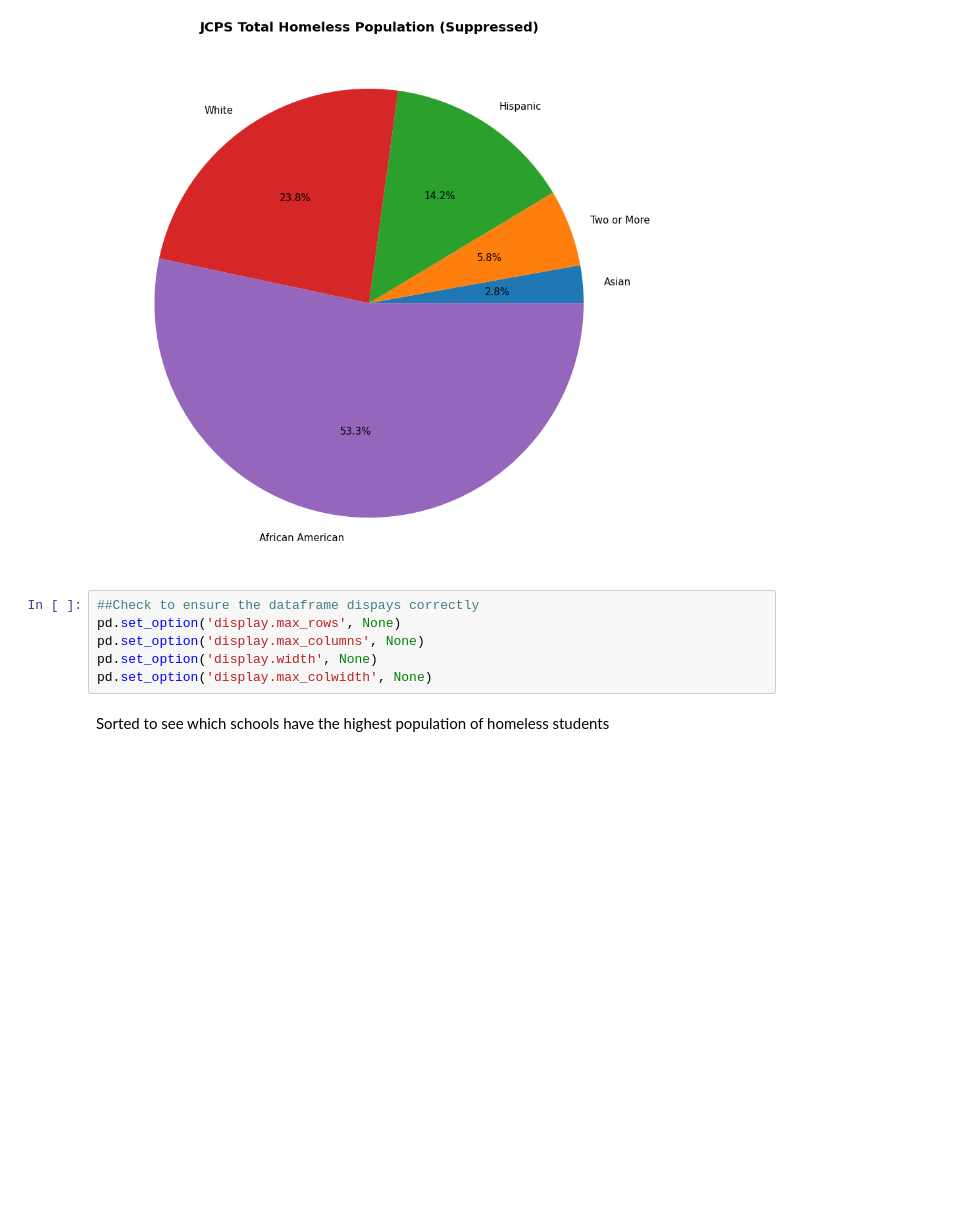
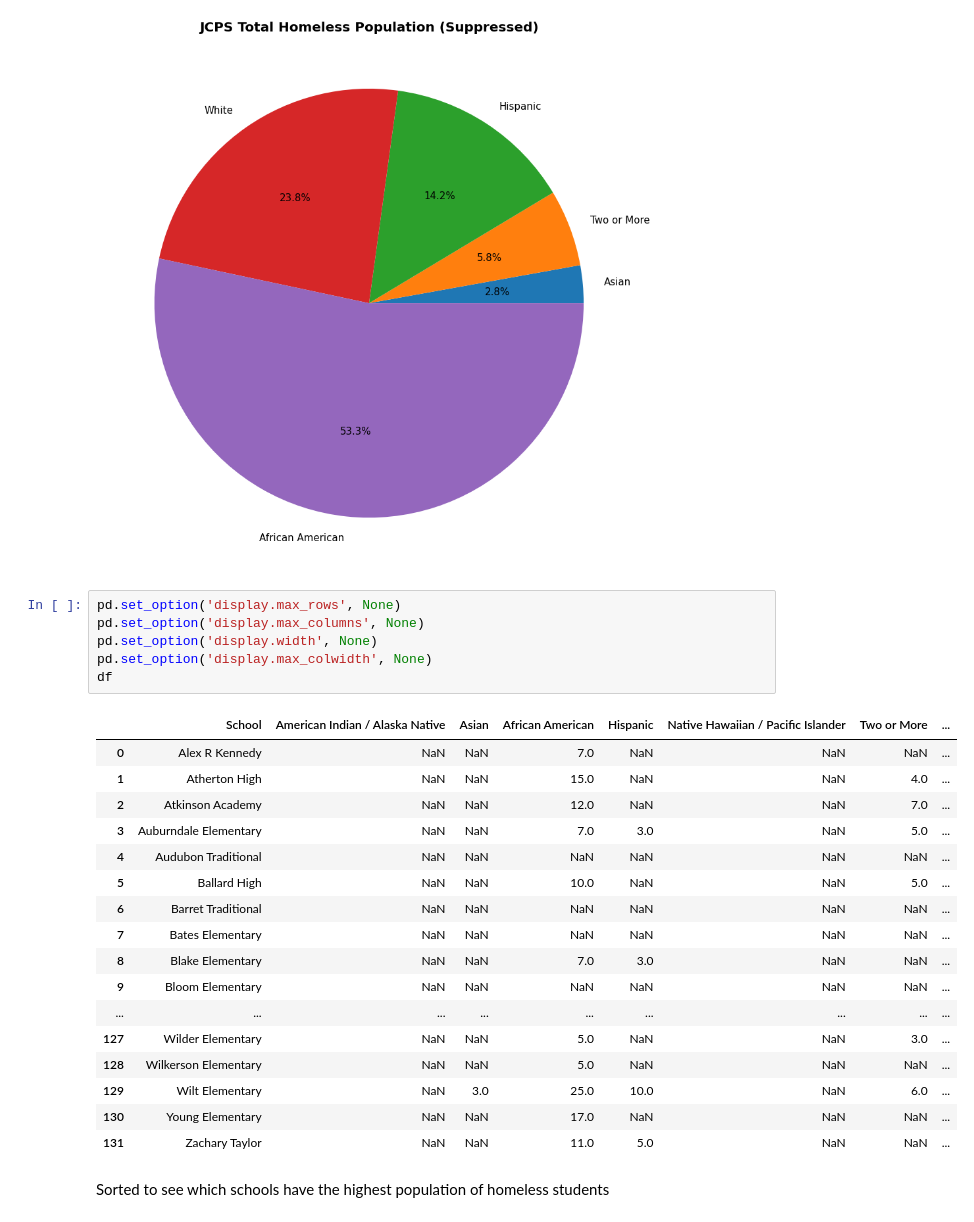
Before and after one commit to jaiduncan/JCPSHomelessPopulation, a Jupyter notebook: homeless.ipynb, the cells around one changed output. Saved outputs shown, nothing was run; the diff lists cells and outputs as text; blank space fills up the shorter version.

```diff
--- a/homeless.ipynb
+++ b/homeless.ipynb
@@ -77,11 +111,29 @@ plt.show()
 [figure]
 [figure]
 # %%
-##Check to ensure the dataframe dispays correctly
 pd.set_option('display.max_rows', None)
 pd.set_option('display.max_columns', None)
 pd.set_option('display.width', None)
 pd.set_option('display.max_colwidth', None)
+df
+# %% [output]
+|  | School | American Indian / Alaska Native | Asian | African American | Hispanic | Native Hawaiian / Pacific Islander | Two or More | ... |
+| 0 | Alex R Kennedy | NaN | NaN | 7.0 | NaN | NaN | NaN | ... |
+| 1 | Atherton High | NaN | NaN | 15.0 | NaN | NaN | 4.0 | ... |
+| 2 | Atkinson Academy | NaN | NaN | 12.0 | NaN | NaN | 7.0 | ... |
+| 3 | Auburndale Elementary | NaN | NaN | 7.0 | 3.0 | NaN | 5.0 | ... |
+| 4 | Audubon Traditional | NaN | NaN | NaN | NaN | NaN | NaN | ... |
+| 5 | Ballard High | NaN | NaN | 10.0 | NaN | NaN | 5.0 | ... |
+| 6 | Barret Traditional | NaN | NaN | NaN | NaN | NaN | NaN | ... |
+| 7 | Bates Elementary | NaN | NaN | NaN | NaN | NaN | NaN | ... |
+| 8 | Blake Elementary | NaN | NaN | 7.0 | 3.0 | NaN | NaN | ... |
+| 9 | Bloom Elementary | NaN | NaN | NaN | NaN | NaN | NaN | ... |
+| ... | ... | ... | ... | ... | ... | ... | ... | ... |
+| 127 | Wilder Elementary | NaN | NaN | 5.0 | NaN | NaN | 3.0 | ... |
+| 128 | Wilkerson Elementary | NaN | NaN | 5.0 | NaN | NaN | NaN | ... |
+| 129 | Wilt Elementary | NaN | 3.0 | 25.0 | 10.0 | NaN | 6.0 | ... |
+| 130 | Young Elementary | NaN | NaN | 17.0 | NaN | NaN | NaN | ... |
+| 131 | Zachary Taylor | NaN | NaN | 11.0 | 5.0 | NaN | NaN | ... |
 # %% [markdown]
 Sorted to see which schools have the highest population of homeless students
 # %%
```
Also changed, not shown: parts of 23 cells of this notebook, 1 other file.
